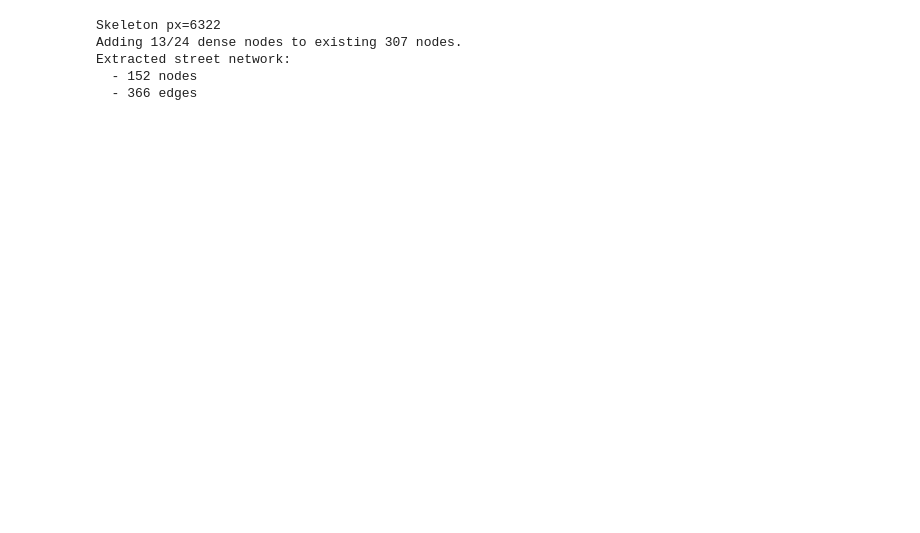
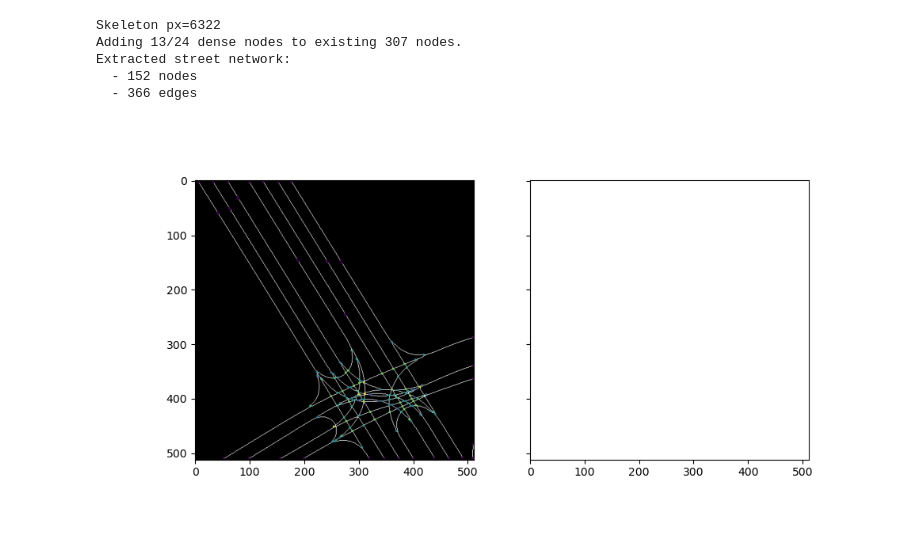
Before and after one commit to Excitablecell/extract-raster-network, a Jupyter notebook: extract_lanes.ipynb, the cells around one changed output. Cells and saved outputs as stored; diff of their text form; code cells hidden in the pictures; blank space fills up the shorter version.

```diff
--- a/extract_lanes.ipynb
+++ b/extract_lanes.ipynb
@@ -51,4 +52,49 @@ Adding 13/24 dense nodes to existing 307 nodes.
 Extracted street network:
   - 152 nodes
   - 366 edges
+# %%
+def plot_graph(graph: nx.Graph) -> None:
+    fig, axes = plt.subplots(1, 2, figsize=(10, 5), sharex=True, sharey=True)
+    axes = axes.ravel()
+
+    # nodes = np.array(graph.nodes(), dtype=float)
+
+    # c = np.random.randint(1, 5, size=nodes.shape[0])
+    # s = np.random.randint(10, 220, size=N)
+
+    # nodes_deadend = []
+    # nodes_transit = []
+    # nodes_branch = []
+    # nodes_intersect = []
+    # for (node, degree) in graph.degree():
+    #     if degree == 1:
+    #         nodes_deadend.append(node)
+    #     elif degree == 2:
+    #         nodes_transit.append(node)
+    #     elif degree % 2 == 1:
+    #         nodes_branch.append(node)
+    #     elif degree % 2 == 0:
+    #         nodes_intersect.append(node)
+
+    nodes = np.array([node for (node, val) in graph.degree()], dtype=float)
+    degrees = np.array([val for (node, val) in graph.degree()], dtype=float)
+
+    # for (node, degree) in graph.degree():
+    #     print(f'node {node}')
+    #     print(f'degree {degree}')
+
+    axes[0].imshow(skel, cmap='gray')
+    # axes[0].scatter(nodes[:, 1], nodes[:, 0], c='r', s=1)
+    axes[0].scatter(nodes[:, 1], nodes[:, 0], c=degrees, s=1)
+
+    axes[0].set_aspect('equal')
+    axes[1].set_aspect('equal')
+
+    plt.show()
+
+    return
+
+plot_graph(graph)
+# %% [output]
+[figure, added]
 # %%
```
Also changed, not shown: parts of 5 cells of this notebook.
